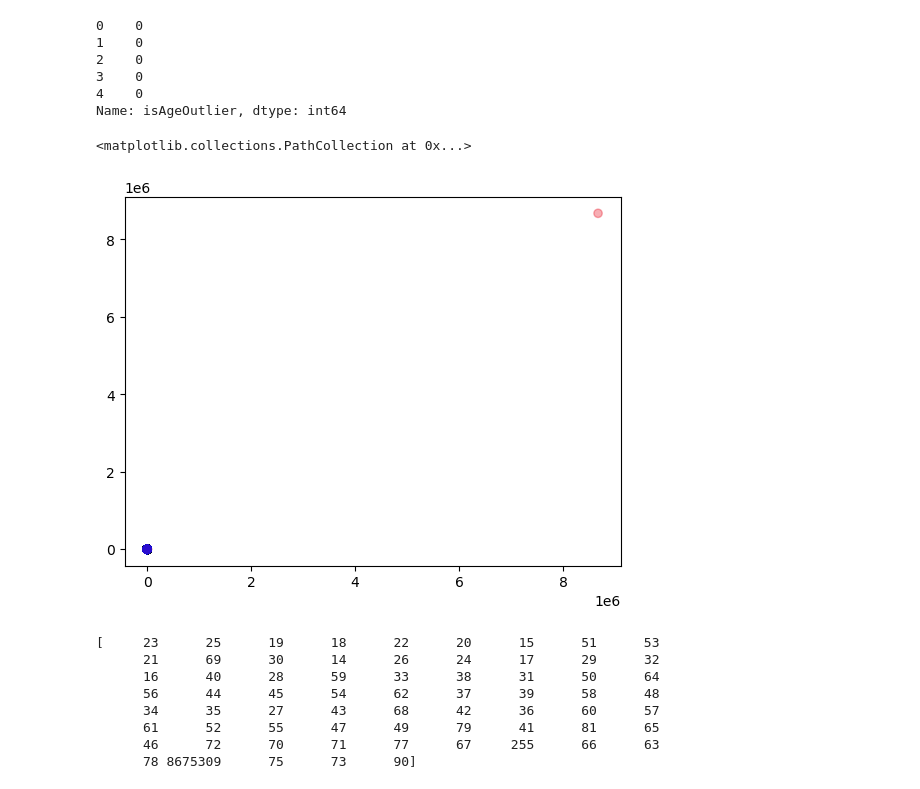
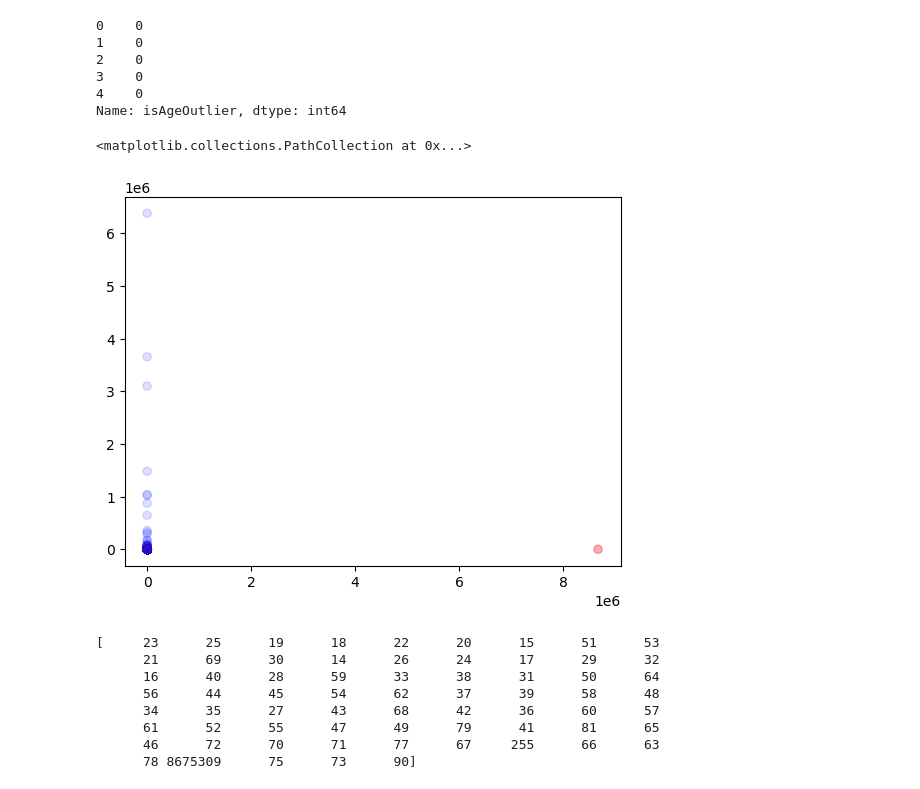
Before and after one commit to mohona-roy/introversion-extraversion-classification, a Jupyter notebook: Code.ipynb, the cells around one changed output. Drawn from its saved outputs; the diff is of its cells as text; code cells hidden in the pictures.

```diff
--- a/Code.ipynb
+++ b/Code.ipynb
@@ -451,12 +450,12 @@ Name: isAgeOutlier, dtype: int64
 # %%
 isOne = (data['isAgeOutlier']==1)
 outliers_colour = {False: "#0011ff22",
                   True: "#e80c1e55"}
 col = isOne.map(outliers_colour)
-plt.scatter(data['age'], data['survey'], c=col)
+plt.scatter(data['age'], data['surveyelapse'], c=col)
 # %% [output]
 <matplotlib.collections.PathCollection at 0x...>
-[figure, old version]
+[figure, new version]
 # %%
 ages_as_years = [1990, 1991, 2003, 1983, 1979, 1999, 1996]
 def calculate_age(year):
```
Also changed, not shown: parts of 38 cells of this notebook.
